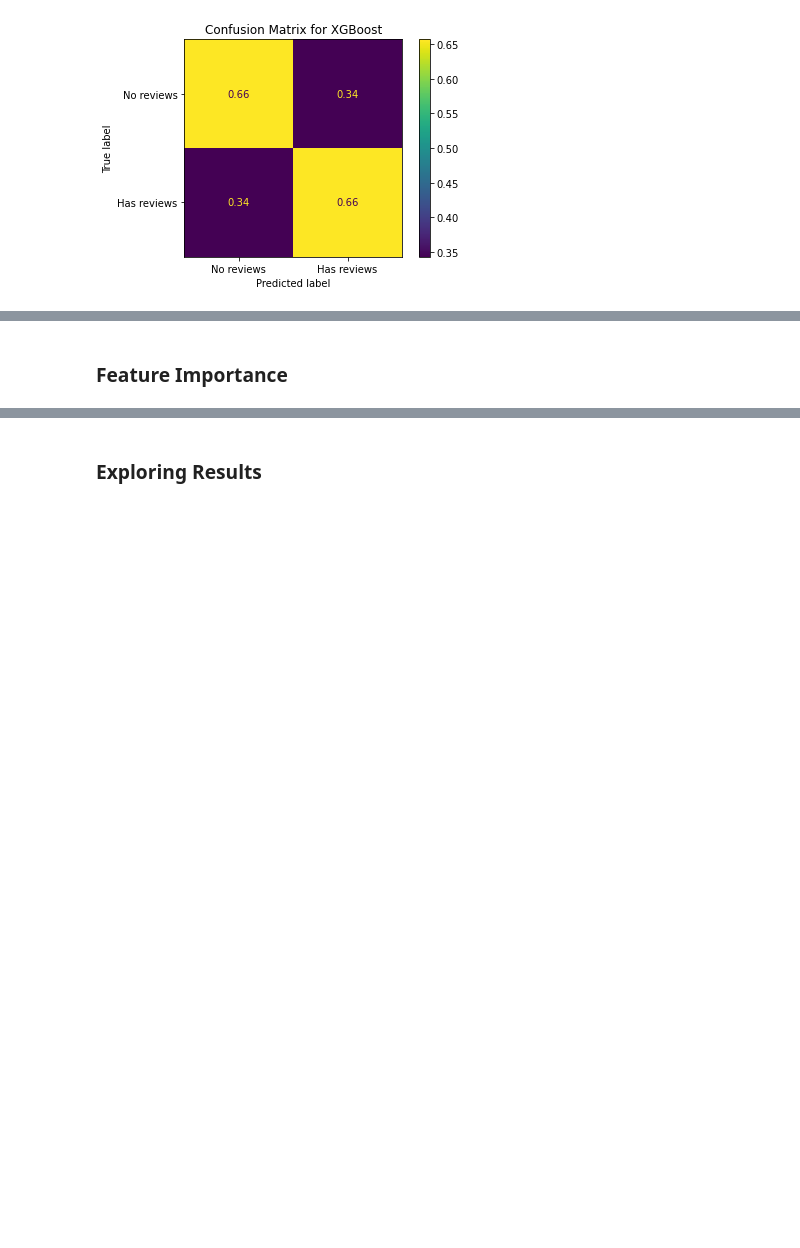
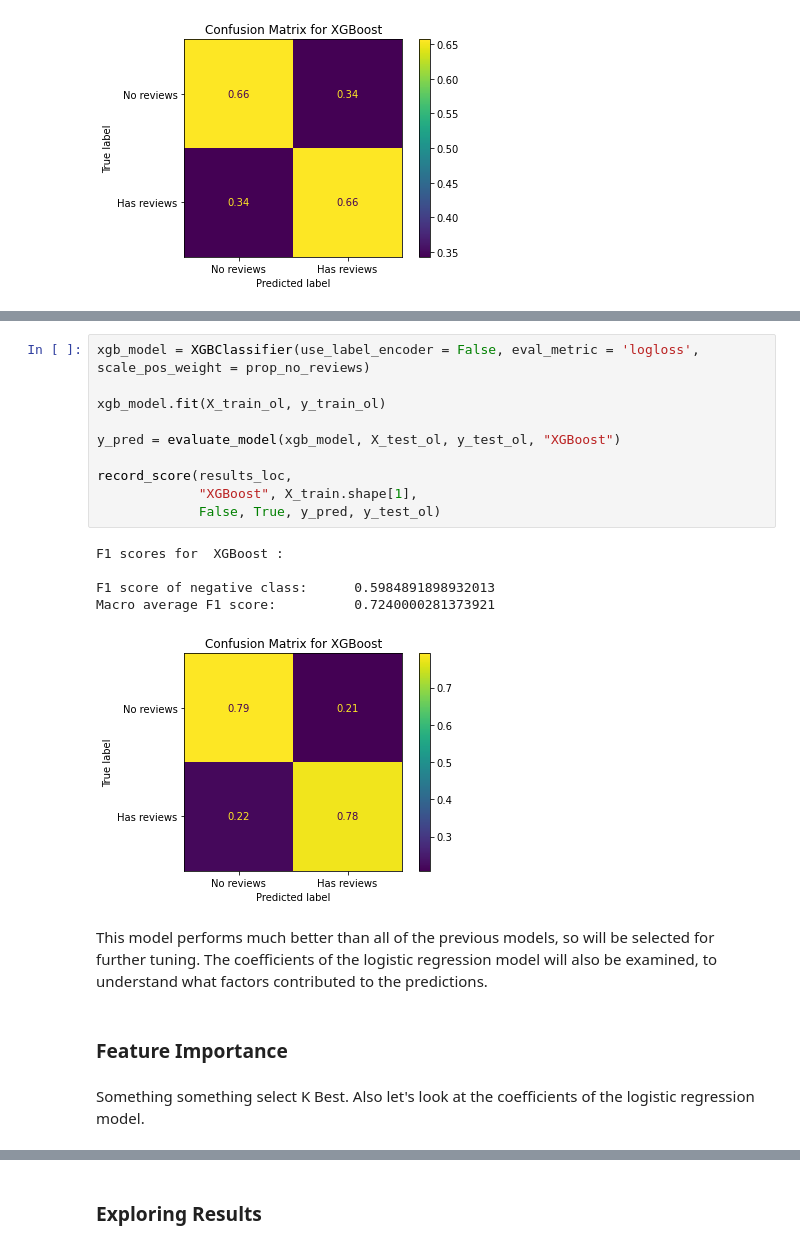
Before and after one commit to miahatton/airbnb_reviews, a Jupyter notebook: WRIT1_v3.ipynb, the cells around one changed output, grey strips where cells are left out. Saved outputs shown, nothing was run; the diff lists cells and outputs as text; blank space fills up the shorter version.

```diff
--- a/WRIT1_v3.ipynb
+++ b/WRIT1_v3.ipynb
@@ -1213,2 +1233,22 @@ Index(['scaled_calculated_host_listings_count', 'scaled_latitude',
+# %%
+xgb_model = XGBClassifier(use_label_encoder = False, eval_metric = 'logloss', scale_pos_weight = prop_no_reviews)
+
+xgb_model.fit(X_train_ol, y_train_ol)
+
+y_pred = evaluate_model(xgb_model, X_test_ol, y_test_ol, "XGBoost")
+
+record_score(results_loc,
+             "XGBoost", X_train.shape[1],
+             False, True, y_pred, y_test_ol)
+# %% [output]
+F1 scores for  XGBoost :
+
+F1 score of negative class:      0.5984891898932013
+Macro average F1 score:          0.7240000281373921
+[figure, added]
+# %% [markdown]
+This model performs much better than all of the previous models, so will be selected for further tuning. The coefficients of the logistic regression model will also be examined, to understand what factors contributed to the predictions.
 # %% [markdown]
 ### Feature Importance
+# %% [markdown]
+Something something select K Best. Also let's look at the coefficients of the logistic regression model.
```
Also changed, not shown: parts of 49 cells of this notebook, 1 other file.
